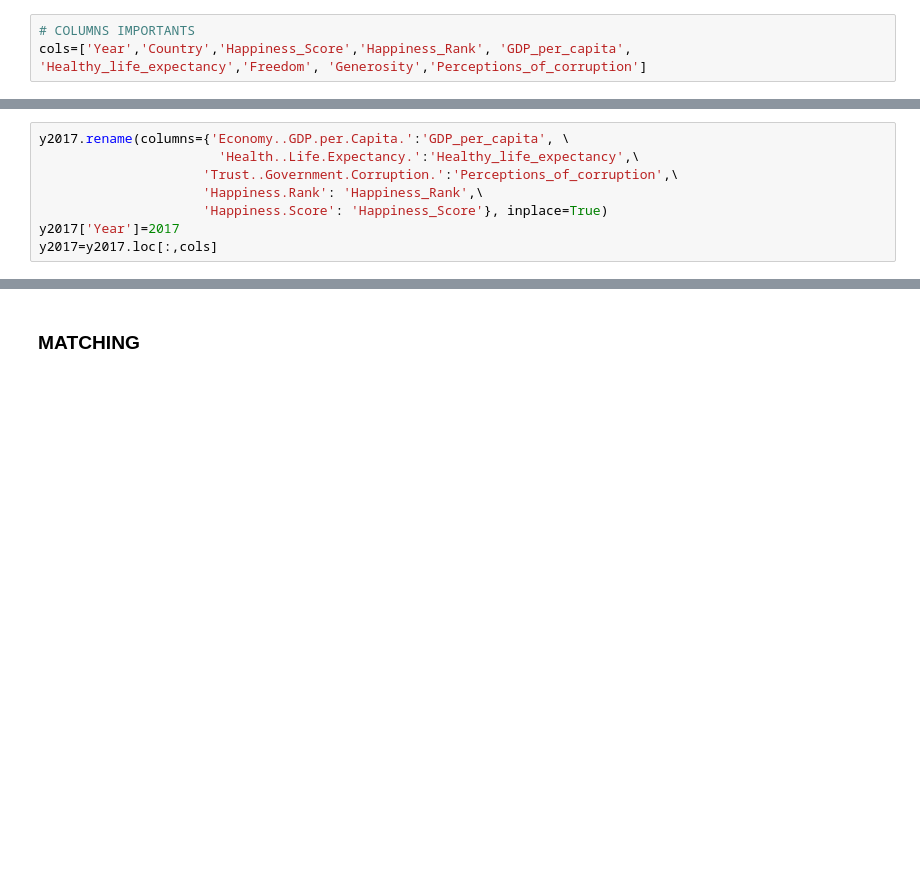
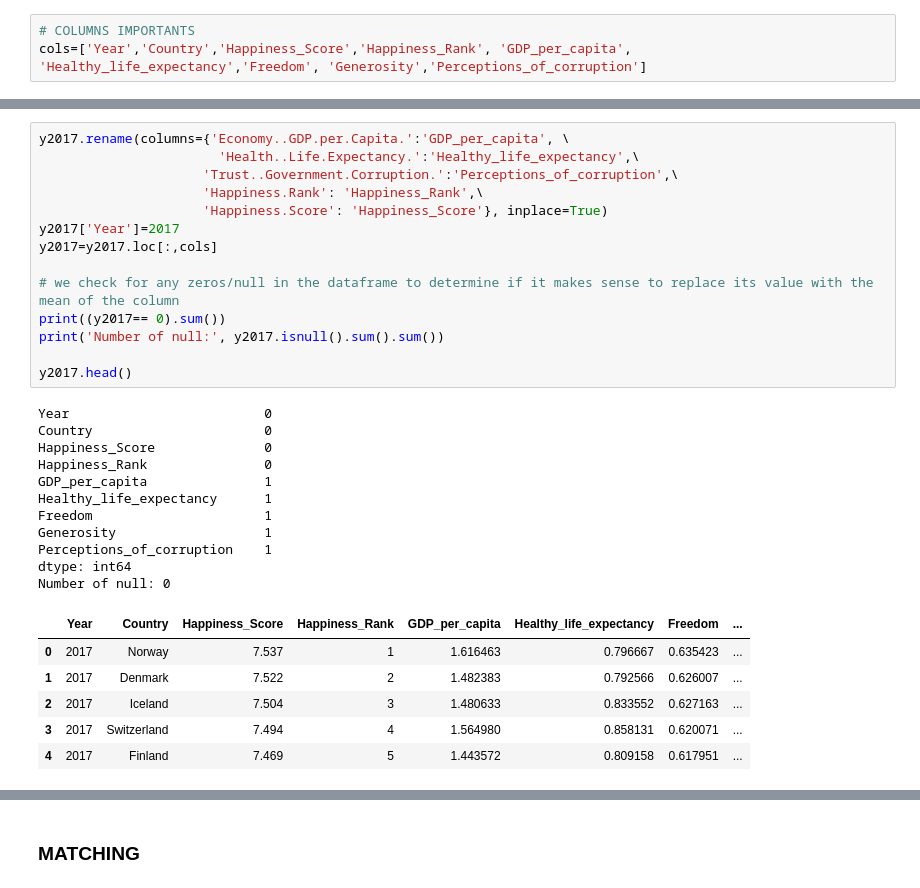
Before and after one commit to epfl-ada/ada-2020-project-milestone-p3-p3_spada, a Jupyter notebook: happiness.ipynb, the cells around one changed output, grey strips where cells are left out. Drawn from its saved outputs; the diff is of its cells as text; blank space fills up the shorter version.

```diff
--- a/happiness.ipynb
+++ b/happiness.ipynb
@@ -37,11 +87,35 @@ y2016=y2016.loc[:,cols]
 # %%
 y2017.rename(columns={'Economy..GDP.per.Capita.':'GDP_per_capita', \
                        'Health..Life.Expectancy.':'Healthy_life_expectancy',\
                      'Trust..Government.Corruption.':'Perceptions_of_corruption',\
                      'Happiness.Rank': 'Happiness_Rank',\
                      'Happiness.Score': 'Happiness_Score'}, inplace=True)
 y2017['Year']=2017
 y2017=y2017.loc[:,cols]
+
+# we check for any zeros/null in the dataframe to determine if it makes sense to replace its value with the mean of the column
+print((y2017== 0).sum())
+print('Number of null:', y2017.isnull().sum().sum())
+
+y2017.head()
+# %% [output]
+Year                         0
+Country                      0
+Happiness_Score              0
+Happiness_Rank               0
+GDP_per_capita               1
+Healthy_life_expectancy      1
+Freedom                      1
+Generosity                   1
+Perceptions_of_corruption    1
+dtype: int64
+Number of null: 0
+|  | Year | Country | Happiness_Score | Happiness_Rank | GDP_per_capita | Healthy_life_expectancy | Freedom | ... |
+| 0 | 2017 | Norway | 7.537 | 1 | 1.616463 | 0.796667 | 0.635423 | ... |
+| 1 | 2017 | Denmark | 7.522 | 2 | 1.482383 | 0.792566 | 0.626007 | ... |
+| 2 | 2017 | Iceland | 7.504 | 3 | 1.480633 | 0.833552 | 0.627163 | ... |
+| 3 | 2017 | Switzerland | 7.494 | 4 | 1.564980 | 0.858131 | 0.620071 | ... |
+| 4 | 2017 | Finland | 7.469 | 5 | 1.443572 | 0.809158 | 0.617951 | ... |
 # %%
 y2018.rename(columns={'Freedom to make life choices':'Freedom',\
                       'Overall rank': 'Happiness_Rank',\
```
Also changed, not shown: parts of 12 cells of this notebook.
